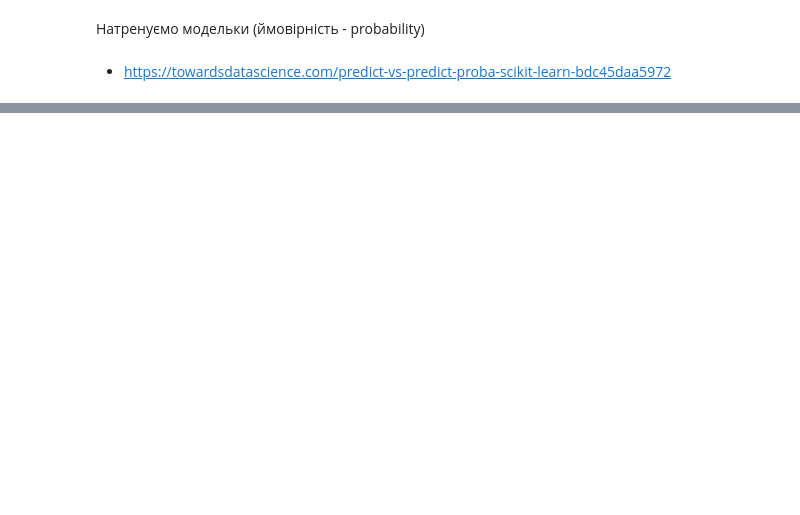
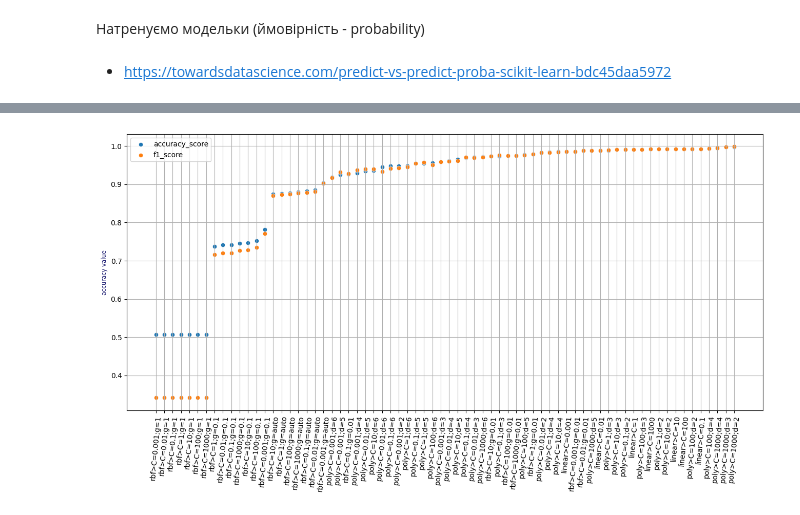
Before and after one commit to DenysTantsiura/datas, a Jupyter notebook: Hw_5/Hw5.1.ipynb, the cells around one changed output, grey strips where cells are left out. Cells and saved outputs as stored; diff of their text form; code cells hidden in the pictures; blank space fills up the shorter version.

```diff
--- a/Hw_5/Hw5.1.ipynb
+++ b/Hw_5/Hw5.1.ipynb
@@ -212,0 +230,6 @@ valid_results = pd.DataFrame(valid_results).T
+# %%
+# Порівняння точності за валідаційними вибірками для різних моделей
+valid_results = valid_results.sort_values(by=['accuracy_score', 'f1_score'])
+show_compare_accuracy_scatter(x=valid_results.index, data=valid_results)
+# %% [output]
+[figure, added]
```
Also changed, not shown: parts of 41 cells of this notebook, 5 other files.
